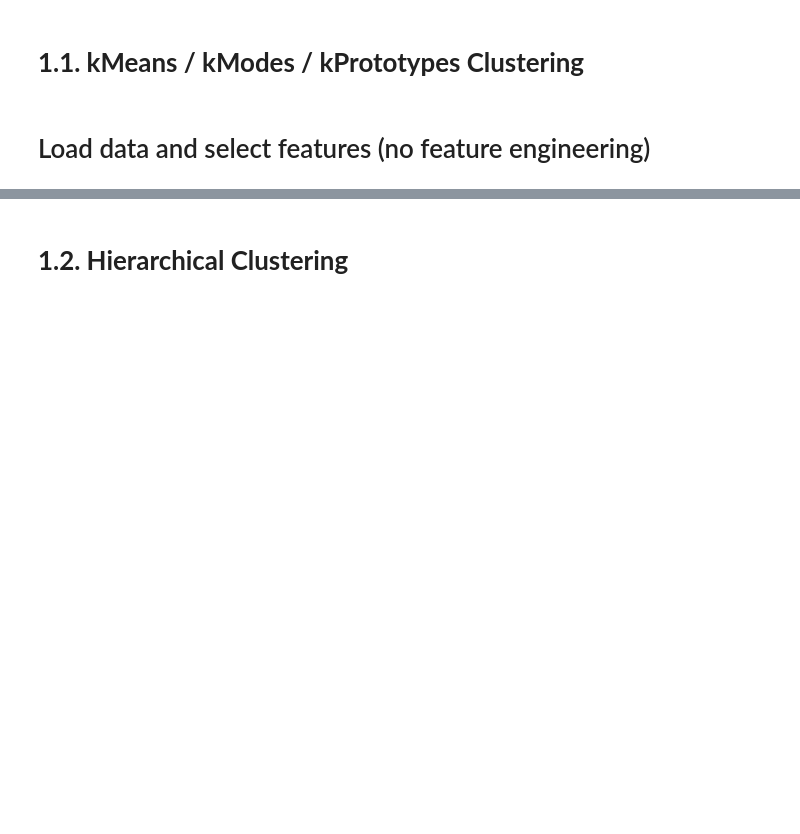
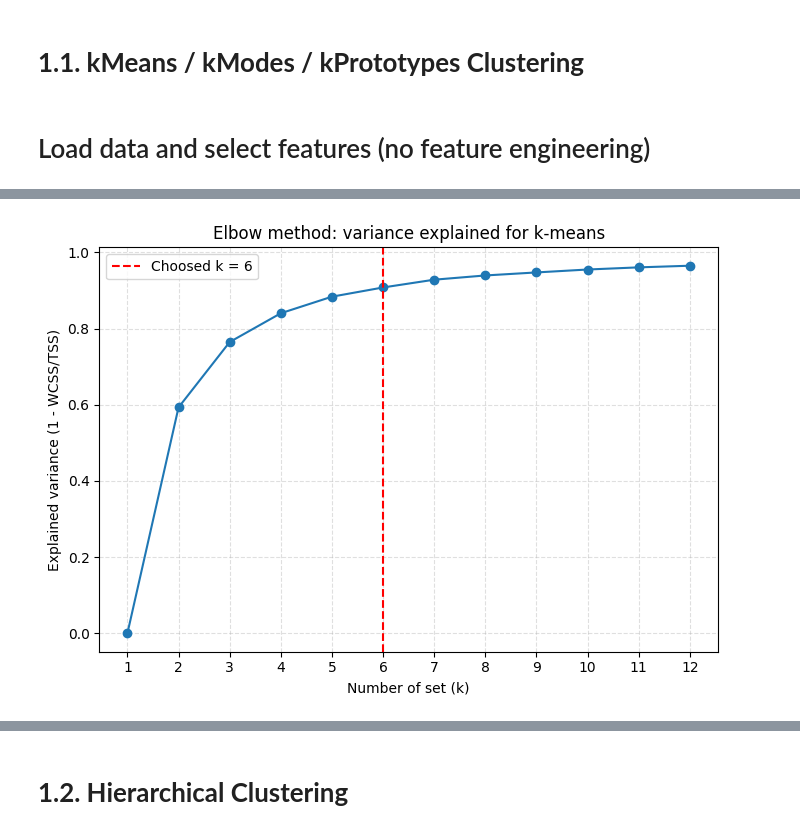
Before and after one commit to fehimecapar/Data-Science-For-Decision-Support, a Jupyter notebook: assignment4.ipynb, the cells around one changed output, grey strips where cells are left out. Drawn from its saved outputs; the diff is of its cells as text; code cells hidden in the pictures; blank space fills up the shorter version.

```diff
--- a/assignment4.ipynb
+++ b/assignment4.ipynb
@@ -149,0 +59,27 @@ k-means trained with k=3.
+# %%
+# 8) Heuristic to pick elbow: choose smallest k such that marginal gain (< delta_threshold)
+#    in explained variance compared to previous k is below a threshold (e.g., 0.03 = 3%)
+delta = np.array([0] + list(np.diff(explained_variances)))
+# Thresholds to try: prioritize 3%, then 2%, else argmax 2nd derivative elbow
+thresholds = [0.03, 0.02]
+chosen_k = None
+for thr in thresholds:
+    candidates = [k for k, d in zip(k_values, delta) if (k > 1 and d < thr)]
+    if candidates:
+        chosen_k = candidates[0]
+        break
+
+if chosen_k is None:
+    # Fall back to k with maximum curvature using second differences on inertia
+    # Compute discrete second derivative of inertia (convex): find elbow as k with largest drop in slope
+    inertia_arr = np.array(inertias)
+    # First differences
+    d1 = np.diff(inertia_arr)
+    # Second differences
+    d2 = np.diff(d1)
+    # Map back to k index: d2 corresponds to k=3..K
+    if len(d2) > 0:
+        elbow_idx = np.argmax(-d2)  # most negative second diff (largest curvature)
+        chosen_k = k_values[2 + elbow_idx]
+    else:
+        chosen_k = 3  # safe default
@@ -149,0 +122,20 @@ k-means trained with k=3.
+# %%
+# 12) Plot elbow curve (Explained variance vs K) with Turkish labels
+plt.figure(figsize=(7,5))
+plt.plot(k_values, explained_variances, marker='o', color='#1f77b4')
+plt.xticks(k_values)
+plt.xlabel('Number of set (k)')
+plt.ylabel('Explained variance (1 - WCSS/TSS)')
+plt.title('Elbow method: variance explained for k-means')
+plt.grid(True, linestyle='--', alpha=0.4)
+# Highlight chosen k
+plt.axvline(chosen_k, color='red', linestyle='--', label=f'Choosed k = {chosen_k}')
+plt.legend()
+plt.tight_layout()
+
+plot_path = 'elbow_kmeans_explained_variance.png'
+plt.savefig(plot_path, dpi=160)
+plt.show()
+plt.close()
+# %% [output]
+[figure, added]
```
Also changed, not shown: parts of 282 cells of this notebook.
